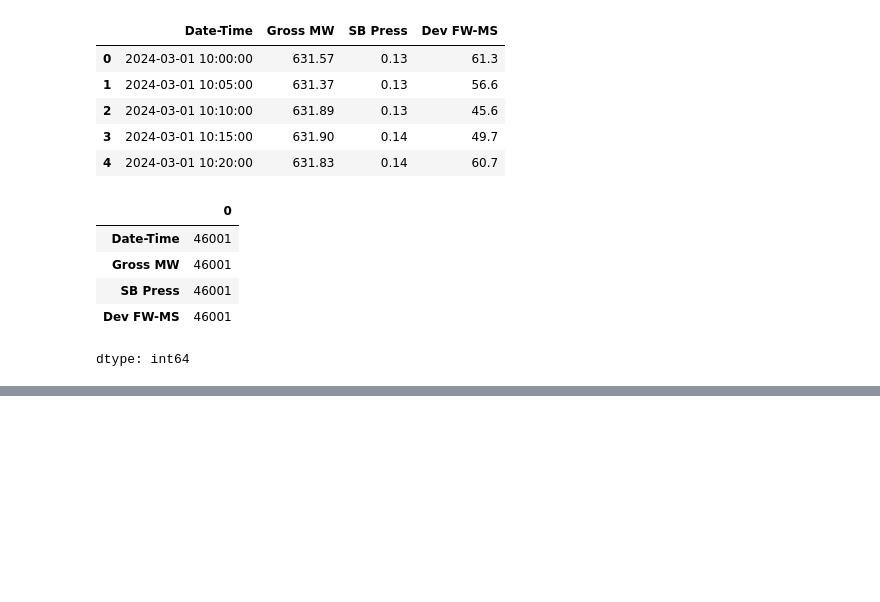
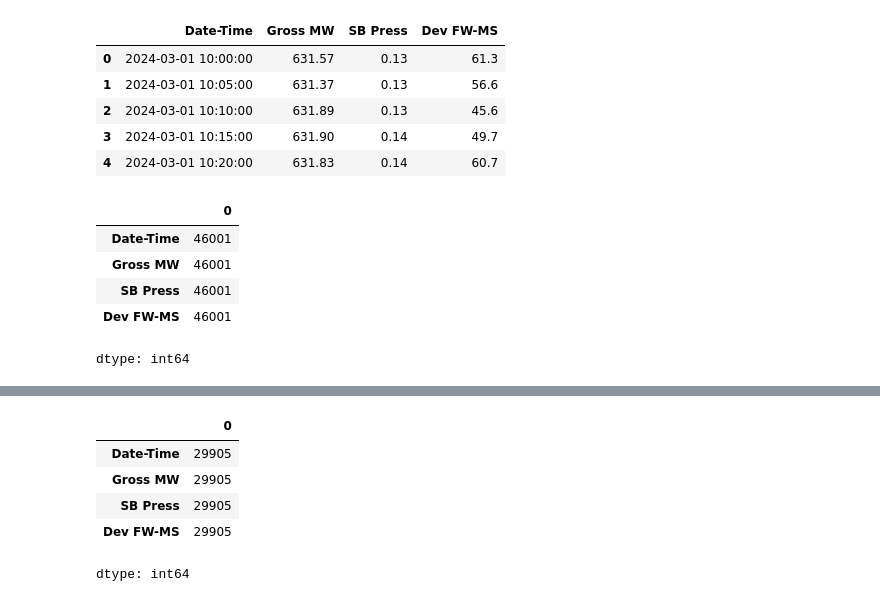
Before and after one commit to johanpowereng/belajar-machine-learning, a Jupyter notebook: Deviation_FW_MS_Flow.ipynb, the cells around one changed output, grey strips where cells are left out. Drawn from its saved outputs; the diff is of its cells as text; code cells hidden in the pictures; blank space fills up the shorter version.

```diff
--- a/Deviation_FW_MS_Flow.ipynb
+++ b/Deviation_FW_MS_Flow.ipynb
@@ -149,3 +165,12 @@ dtype: int64
+# %%
+df.count()
+# %% [output]
+|  | 0 |
+| Date-Time | 29905 |
+| Gross MW | 29905 |
+| SB Press | 29905 |
+| Dev FW-MS | 29905 |
+dtype: int64
 # %%
 f = plt.figure(figsize=(12,4))
 f.add_subplot(1,2,1)
```
Also changed, not shown: parts of 5 cells of this notebook.
